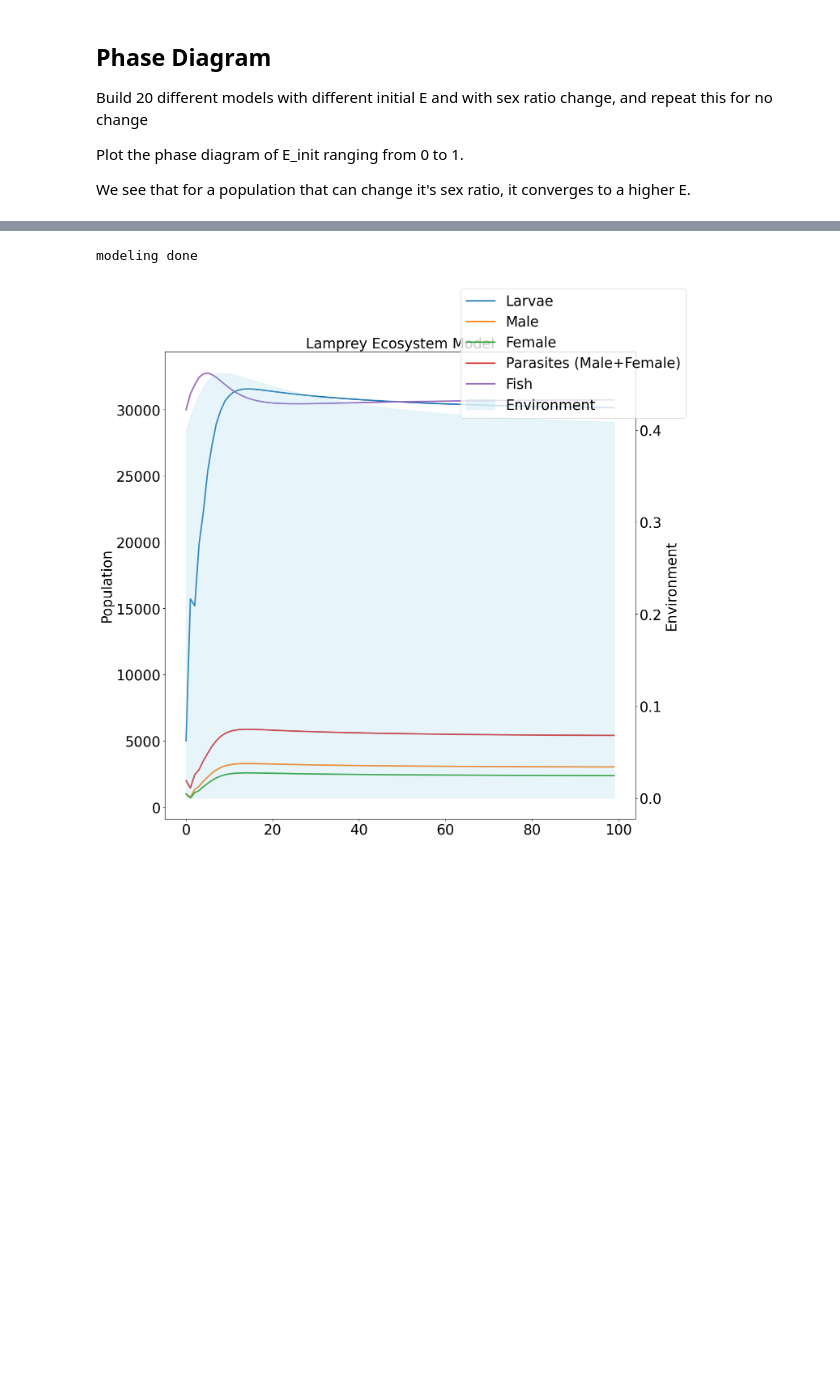
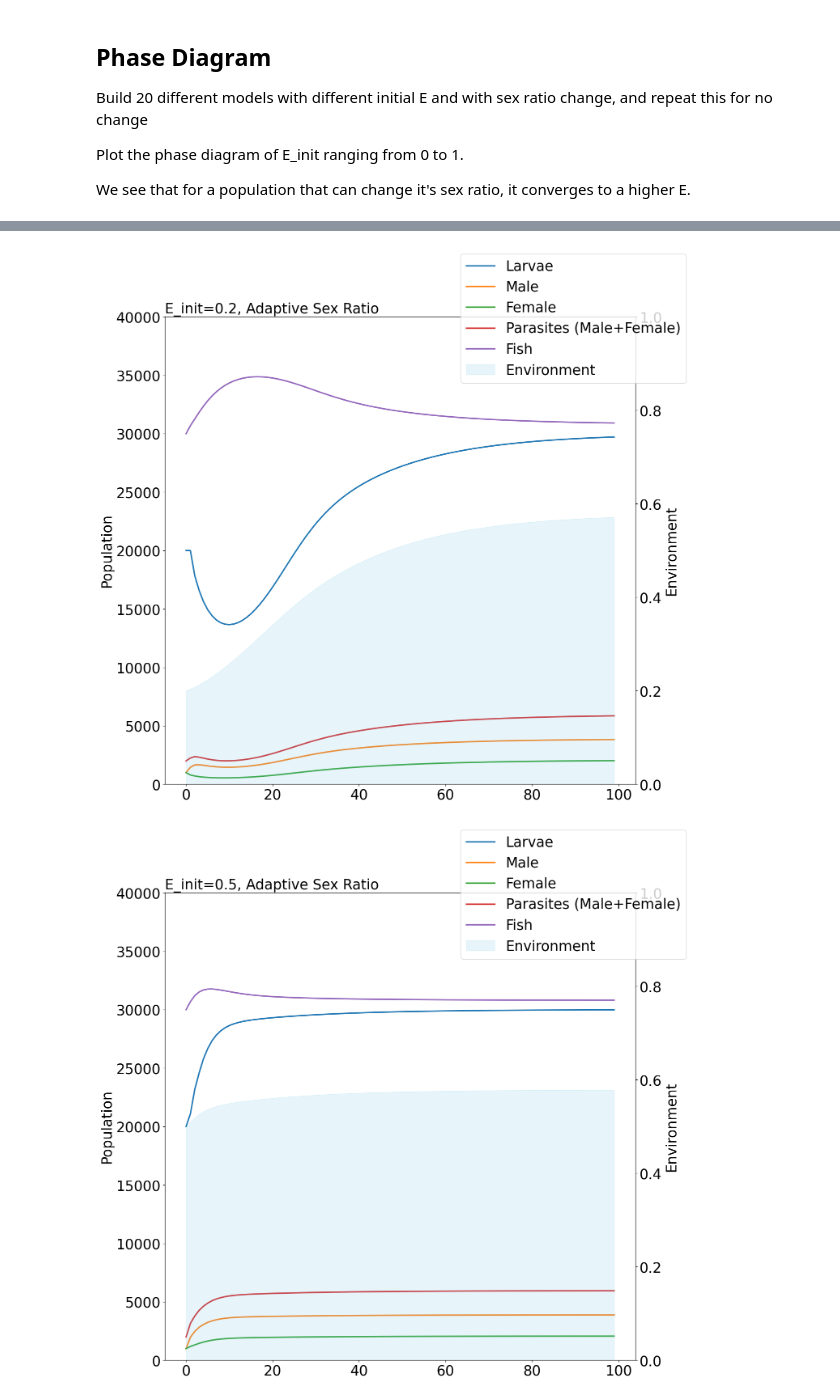
Before and after one commit to zhang-yubo/lamprey, a Jupyter notebook: lamprey_dependent_E.ipynb, the cells around one changed output, grey strips where cells are left out. Cells and saved outputs as stored; diff of their text form; code cells hidden in the pictures; blank space fills up the shorter version.

```diff
--- a/lamprey_dependent_E.ipynb
+++ b/lamprey_dependent_E.ipynb
@@ -345,11 +348,24 @@ plt.rcParams.update(plt.rcParamsDefault)
-# %%
-model_no_change = Model(
-    E_init=0.4,
-    num_years=100,
-    constant_male_ratio=0.56,
-    constant_metamorphism_rate=1/4
-)
-model_no_change.graph_model()
-# %% [output]
-modeling done
-[figure, removed]
+# %%
+model_no_change = Model(
+    E_init=0.2,
+    num_years=100,
+    Larva_init=20000
+)
+model_no_change.graph_model(title="E_init=0.2, Adaptive Sex Ratio", Y_lim=True, E_lim=True)
+
+model_no_change = Model(
+    E_init=0.5,
+    num_years=100,
+    Larva_init=20000
+)
+model_no_change.graph_model(title="E_init=0.5, Adaptive Sex Ratio", Y_lim=True, E_lim=True)
+
+model_no_change = Model(
+    E_init=0.8,
+    num_years=100,
+    Larva_init=20000
+)
+model_no_change.graph_model(title="E_init=0.8, Adaptive Sex Ratio", Y_lim=True, E_lim=True)
+# %% [output]
+[figure, added]
+[figure, added]
```
Also changed, not shown: parts of 6 cells of this notebook, 1 other file.
